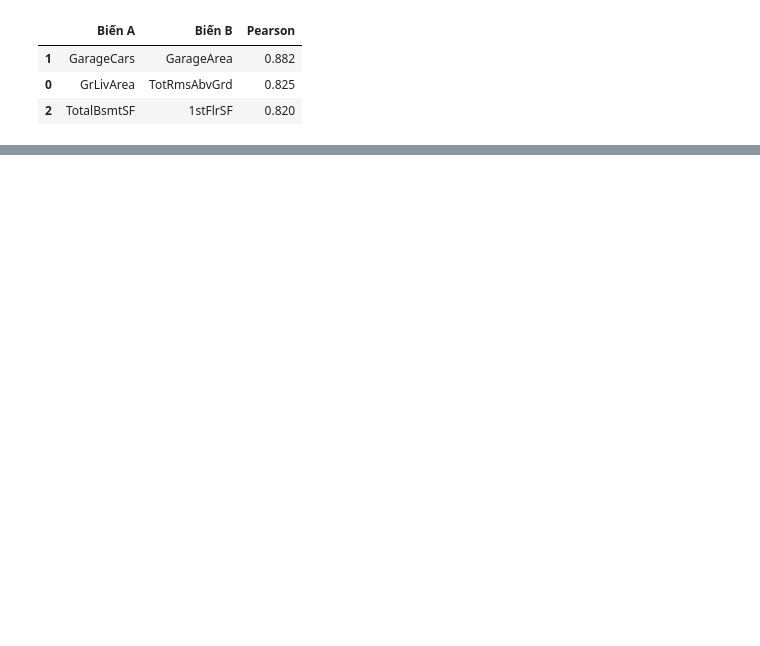
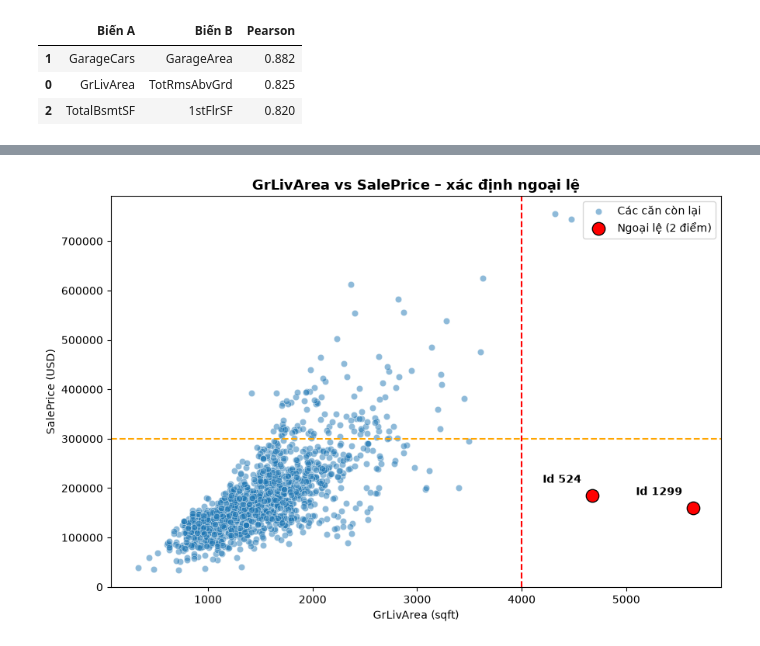
Before and after one commit to DangHau19/MLGroup, a Jupyter notebook: Tuan03/house-prices-2.ipynb, the cells around one changed output, grey strips where cells are left out. Cells and saved outputs as stored; diff of their text form; code cells hidden in the pictures; blank space fills up the shorter version.

```diff
--- a/Tuan03/house-prices-2.ipynb
+++ b/Tuan03/house-prices-2.ipynb
@@ -490,0 +493,9 @@ pd.DataFrame(pairs, columns=['Biến A', 'Biến B', 'Pearson']).sort_values('Pe
+# %%
+import numpy as np
+import pandas as pd
+import matplotlib.pyplot as plt
+import seaborn as sns
+
+df = pd.read_csv("train.csv")
+target_col = 'SalePrice'
+print("Kích thước:", df.shape)
@@ -490,0 +534,23 @@ pd.DataFrame(pairs, columns=['Biến A', 'Biến B', 'Pearson']).sort_values('Pe
+# %%
+# Vẽ biểu đồ scatter để xác định ngoại lệ dựa trên GrLivArea và SalePrice
+outliers = df[(df['GrLivArea'] > 4000) & (df[target_col] < 300000)]
+
+plt.figure(figsize=(9, 6))
+sns.scatterplot(data=df, x='GrLivArea', y=target_col, alpha=0.5, label='Các căn còn lại')
+sns.scatterplot(data=outliers, x='GrLivArea', y=target_col, color='red', s=140,
+                edgecolor='k', label=f'Ngoại lệ ({len(outliers)} điểm)')
+
+for _, r in outliers.iterrows():
+    plt.annotate(f"Id {int(r['Id'])}", (r['GrLivArea'], r[target_col]),
+                 textcoords='offset points', xytext=(-10, 12), ha='right', fontweight='bold')
+
+plt.axvline(4000, color='red', linestyle='--', linewidth=1.5)
+plt.axhline(300000, color='orange', linestyle='--', linewidth=1.5)
+plt.title('GrLivArea vs SalePrice – xác định ngoại lệ', fontsize=13, fontweight='bold')
+plt.xlabel('GrLivArea (sqft)')
+plt.ylabel('SalePrice (USD)')
+plt.legend()
+plt.tight_layout()
+plt.show()
+# %% [output]
+[figure, added]
```
Also changed, not shown: parts of 14 cells of this notebook, 8 other files.
